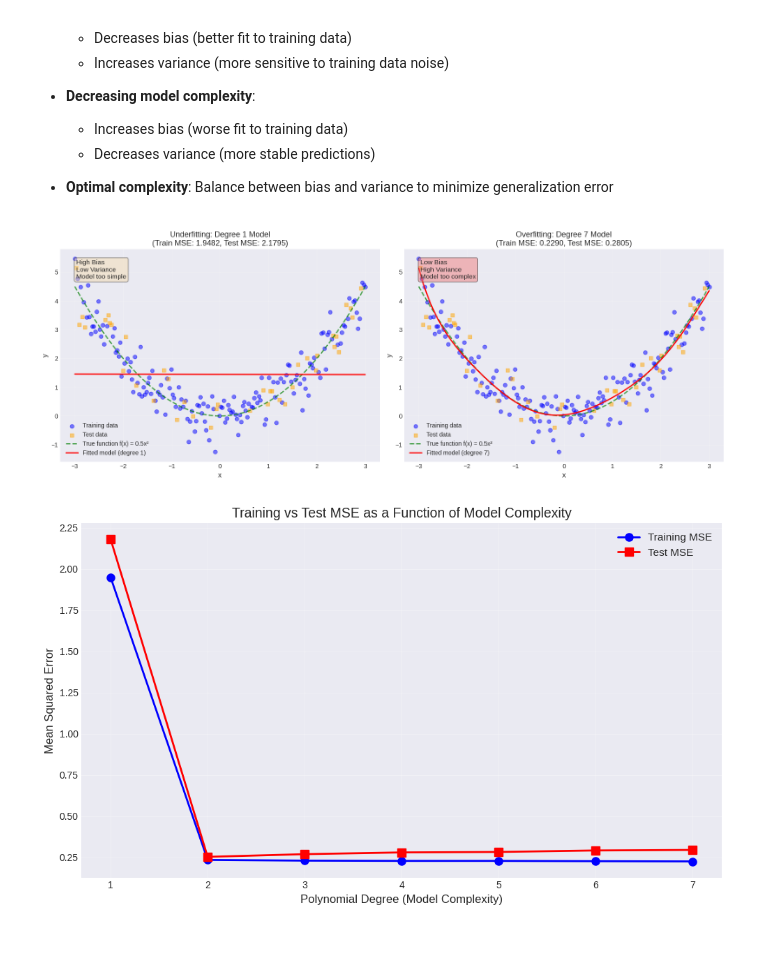
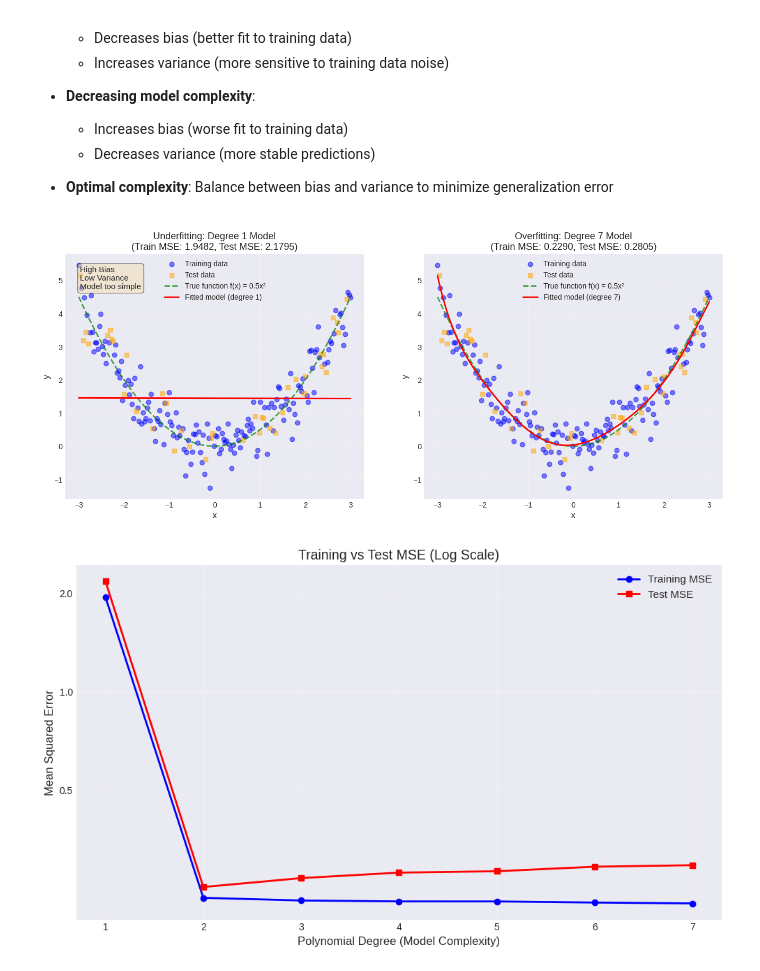
Before and after one commit to 3ff3x0r/PNL-2025, a Jupyter notebook: regression_supervised_learning.ipynb, the cells around one changed output. Saved outputs shown, nothing was run; the diff lists cells and outputs as text; code cells hidden in the pictures; blank space fills up the shorter version.

Commit message:
sepparated plot, used log scale for y

```diff
--- a/regression_supervised_learning.ipynb
+++ b/regression_supervised_learning.ipynb
@@ -349,49 +349,76 @@ y_plot_pred_low = predict_polynomial(x_plot_smooth, coefficients_low)
 axes[0].scatter(x_train.numpy(), y_train.numpy(), alpha=0.5, label='Training data', s=40, color='blue')
 axes[0].scatter(x_test.numpy(), y_test.numpy(), alpha=0.5, label='Test data', s=40, color='orange', marker='s')
 axes[0].plot(x_plot_smooth.numpy(), y_plot_true_smooth.numpy(), 'g--', linewidth=2, label='True function f(x) = 0.5x²', alpha=0.7)
 axes[0].plot(x_plot_smooth.numpy(), y_plot_pred_low.numpy(), 'r-', linewidth=2, label=f'Fitted model (degree {degree_low})')
 axes[0].set_xlabel('x', fontsize=12)
 axes[0].set_ylabel('y', fontsize=12)
 axes[0].set_title(f'Underfitting: Degree {degree_low} Model\n(Train MSE: {train_mses[0]:.4f}, Test MSE: {test_mses[0]:.4f})', fontsize=13)
 axes[0].legend(fontsize=10)
 axes[0].grid(True, alpha=0.3)
 axes[0].text(0.05, 0.95, 'High Bias\nLow Variance\nModel too simple',
              transform=axes[0].transAxes, fontsize=11,
              verticalalignment='top', bbox=dict(boxstyle='round', facecolor='wheat', alpha=0.5))
 
 # Plot 2: Overfitting (degree 7)
 degree_high = 7
 coefficients_high = models[degree_high]
 y_plot_pred_high = predict_polynomial(x_plot_smooth, coefficients_high)
 
 axes[1].scatter(x_train.numpy(), y_train.numpy(), alpha=0.5, label='Training data', s=40, color='blue')
 axes[1].scatter(x_test.numpy(), y_test.numpy(), alpha=0.5, label='Test data', s=40, color='orange', marker='s')
 axes[1].plot(x_plot_smooth.numpy(), y_plot_true_smooth.numpy(), 'g--', linewidth=2, label='True function f(x) = 0.5x²', alpha=0.7)
 axes[1].plot(x_plot_smooth.numpy(), y_plot_pred_high.numpy(), 'r-', linewidth=2, label=f'Fitted model (degree {degree_high})')
 axes[1].set_xlabel('x', fontsize=12)
 axes[1].set_ylabel('y', fontsize=12)
 axes[1].set_title(f'Overfitting: Degree {degree_high} Model\n(Train MSE: {train_mses[3]:.4f}, Test MSE: {test_mses[3]:.4f})', fontsize=13)
 axes[1].legend(fontsize=10)
 axes[1].grid(True, alpha=0.3)
-axes[1].text(0.05, 0.95, 'Low Bias\nHigh Variance\nModel too complex',
-             transform=axes[1].transAxes, fontsize=11,
-             verticalalignment='top', bbox=dict(boxstyle='round', facecolor='lightcoral', alpha=0.5))
+# axes[1].text(0.05, 0.95, 'Low Bias, High Variance\nModel too complex',
+#              transform=axes[1].transAxes, fontsize=11,
+#              verticalalignment='top', bbox=dict(boxstyle='round', facecolor='lightcoral', alpha=0.5))
 
-plt.tight_layout()
-plt.show()
+# plt.tight_layout()
+# plt.show()
 
-# Additional visualization: MSE vs Model Complexity
-plt.figure(figsize=(10, 6))
-plt.plot(degrees, train_mses, 'o-', linewidth=2, markersize=8, label='Training MSE', color='blue')
-plt.plot(degrees, test_mses, 's-', linewidth=2, markersize=8, label='Test MSE', color='red')
-plt.xlabel('Polynomial Degree (Model Complexity)', fontsize=12)
-plt.ylabel('Mean Squared Error', fontsize=12)
-plt.title('Training vs Test MSE as a Function of Model Complexity', fontsize=14)
-plt.legend(fontsize=11)
-plt.grid(True, alpha=0.3)
-plt.xticks(degrees)
-plt.tight_layout()
-plt.show()
+# # Additional visualization: MSE vs Model Complexity
+# plt.figure(figsize=(10, 6))
+# plt.plot(degrees, train_mses, 'o-', linewidth=2, markersize=8, label='Training MSE', color='blue')
+# plt.plot(degrees, test_mses, 's-', linewidth=2, markersize=8, label='Test MSE', color='red')
+# plt.xlabel('Polynomial Degree (Model Complexity)', fontsize=12)
+# plt.ylabel('Mean Squared Error', fontsize=12)
+# plt.title('Training vs Test MSE as a Function of Model Complexity', fontsize=14)
+# plt.legend(fontsize=11)
+# plt.grid(True, alpha=0.3)
+# plt.xticks(degrees)
+# plt.yscale('log')
+# plt.tight_layout()
+# plt.show()
 # %% [output]
-[figure, old version]
+[figure, new version]
-[figure, removed]
+# %%
+from matplotlib.ticker import ScalarFormatter, FixedLocator
+
+plt.figure(figsize=(10, 6))
+plt.plot(degrees, train_mses, 'o-', linewidth=2, label='Training MSE', color='blue')
+plt.plot(degrees, test_mses, 's-', linewidth=2, label='Test MSE', color='red')
+
+# 1. FORCE the Log Scale first
+plt.yscale('log')
+custom_ticks = [0.1, 0.2, 0.5, 1, 2]
+
+plt.gca().yaxis.set_major_locator(FixedLocator(custom_ticks))
+plt.gca().yaxis.set_major_formatter(ScalarFormatter())
+
+# Optional: Remove scientific notation (e.g. turn 1000 into 1000, not 1e3)
+plt.ticklabel_format(style='plain', axis='y')
+
+plt.xlabel('Polynomial Degree (Model Complexity)', fontsize=12)
+plt.ylabel('Mean Squared Error', fontsize=12)
+plt.title('Training vs Test MSE (Log Scale)', fontsize=14)
+plt.legend(fontsize=11)
+plt.grid(True, alpha=0.3, which='major') # Grid only on our custom ticks
+
+plt.tight_layout()
+plt.show()
+# %% [output]
+[figure, added]
```
Also changed, not shown: parts of 1 cell of this notebook.
